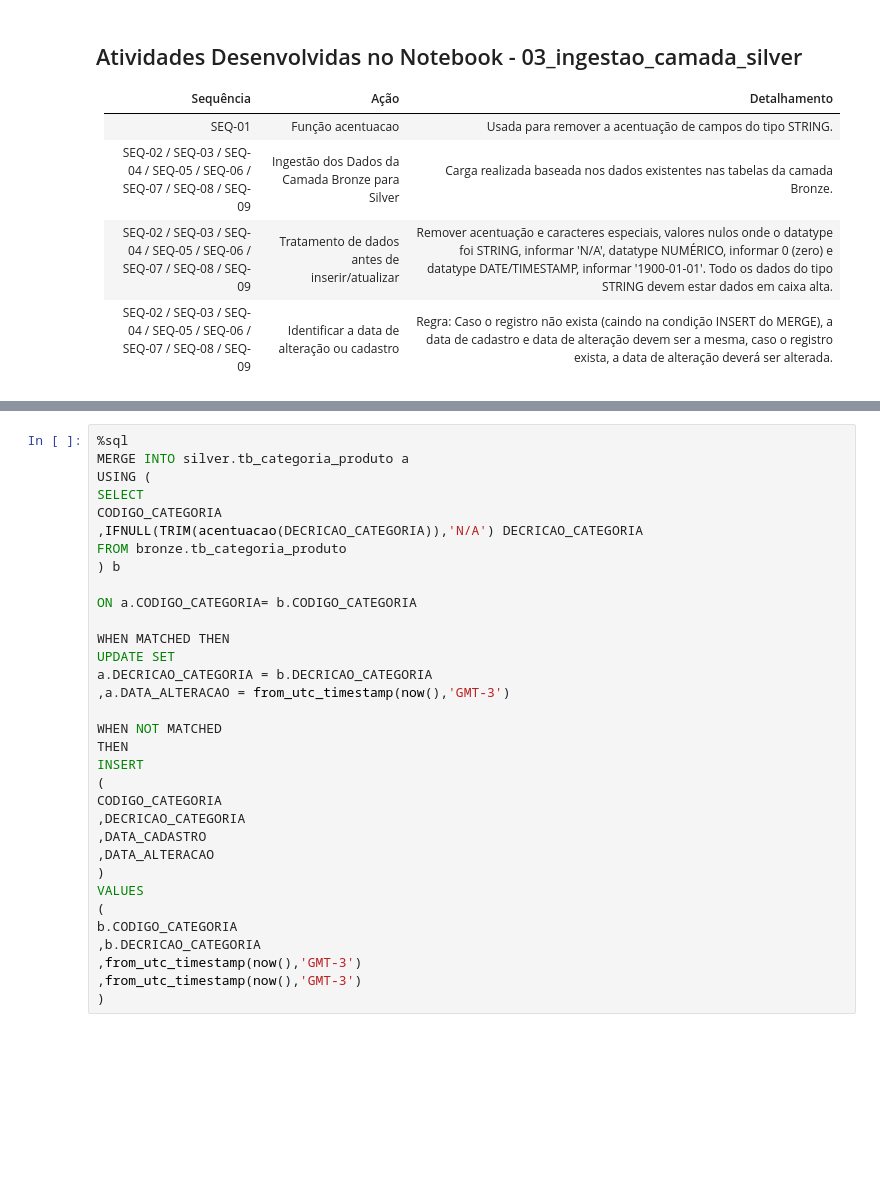
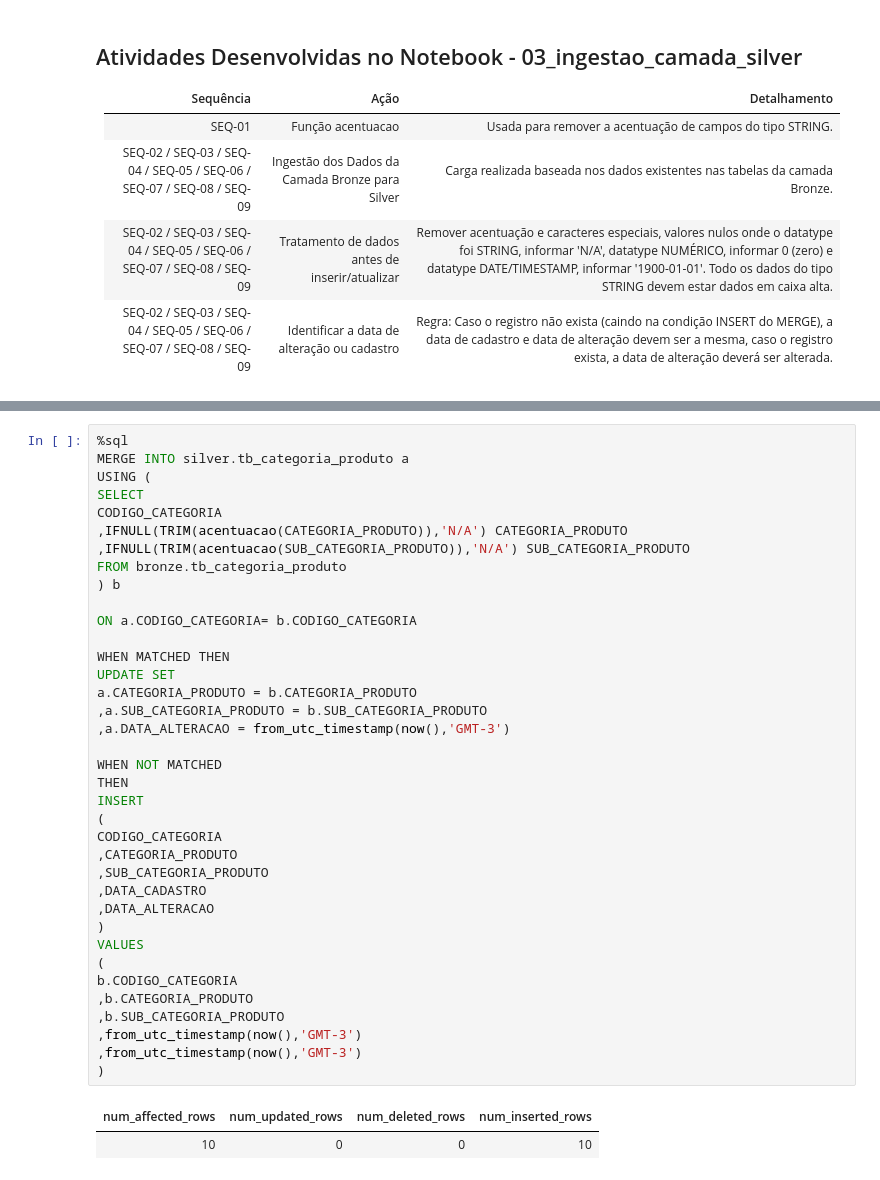
Before and after one commit to dbaassists/Projeto_BI_Zero_TO_DW, a Jupyter notebook: 02_NOTEBOOK/03_ingestao_camada_silver.ipynb, the cells around one changed output, grey strips where cells are left out. Saved outputs shown, nothing was run; the diff lists cells and outputs as text; blank space fills up the shorter version.

```diff
--- a/02_NOTEBOOK/03_ingestao_camada_silver.ipynb
+++ b/02_NOTEBOOK/03_ingestao_camada_silver.ipynb
@@ -12,36 +15,43 @@
 # %%
 %sql
 MERGE INTO silver.tb_categoria_produto a
 USING (
 SELECT
 CODIGO_CATEGORIA
-,IFNULL(TRIM(acentuacao(DECRICAO_CATEGORIA)),'N/A') DECRICAO_CATEGORIA
+,IFNULL(TRIM(acentuacao(CATEGORIA_PRODUTO)),'N/A') CATEGORIA_PRODUTO
+,IFNULL(TRIM(acentuacao(SUB_CATEGORIA_PRODUTO)),'N/A') SUB_CATEGORIA_PRODUTO
 FROM bronze.tb_categoria_produto
 ) b
 
 ON a.CODIGO_CATEGORIA= b.CODIGO_CATEGORIA
 
 WHEN MATCHED THEN
 UPDATE SET
-a.DECRICAO_CATEGORIA = b.DECRICAO_CATEGORIA
+a.CATEGORIA_PRODUTO = b.CATEGORIA_PRODUTO
+,a.SUB_CATEGORIA_PRODUTO = b.SUB_CATEGORIA_PRODUTO
 ,a.DATA_ALTERACAO = from_utc_timestamp(now(),'GMT-3')
 
 WHEN NOT MATCHED
 THEN
 INSERT
 (
 CODIGO_CATEGORIA
-,DECRICAO_CATEGORIA
+,CATEGORIA_PRODUTO
+,SUB_CATEGORIA_PRODUTO
 ,DATA_CADASTRO
 ,DATA_ALTERACAO
 )
 VALUES
 (
 b.CODIGO_CATEGORIA
-,b.DECRICAO_CATEGORIA
+,b.CATEGORIA_PRODUTO
+,b.SUB_CATEGORIA_PRODUTO
 ,from_utc_timestamp(now(),'GMT-3')
 ,from_utc_timestamp(now(),'GMT-3')
 )
+# %% [output]
+| num_affected_rows | num_updated_rows | num_deleted_rows | num_inserted_rows |
+| 10 | 0 | 0 | 10 |
 # %%
 %sql
 MERGE INTO silver.tb_cliente a
```
Also changed, not shown: parts of 8 cells of this notebook, 34 other files.
